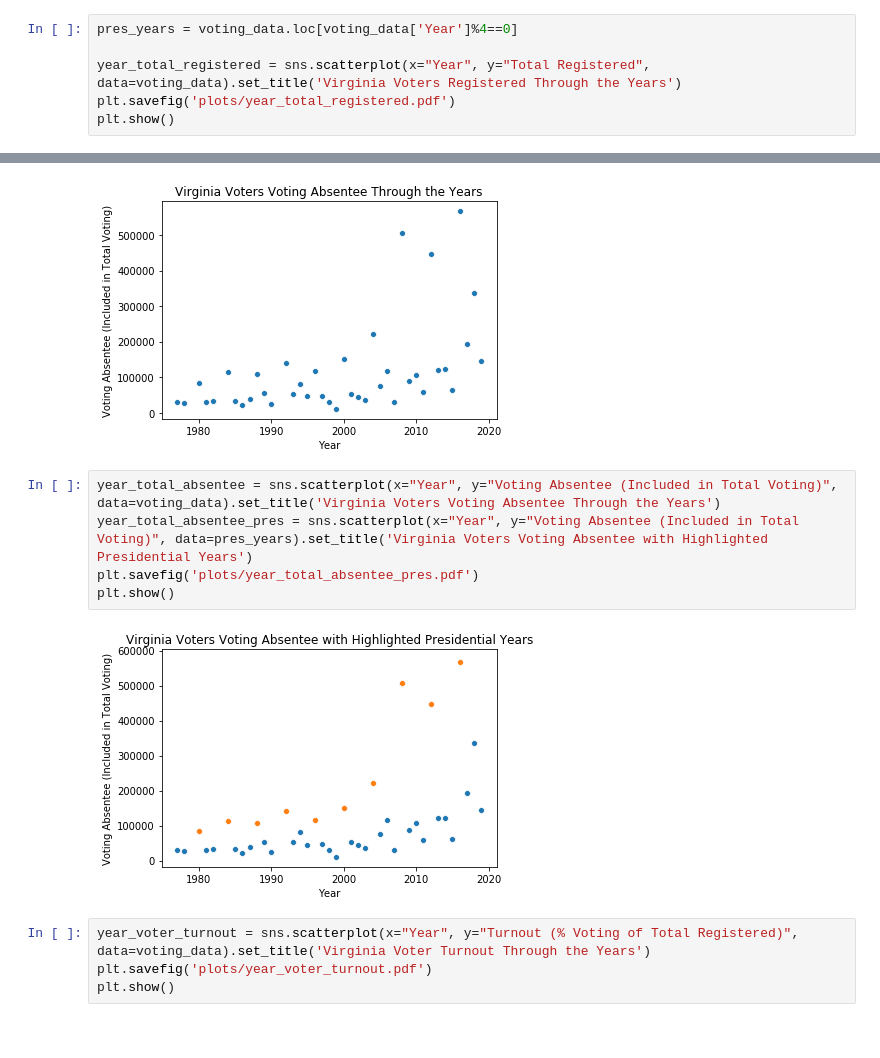
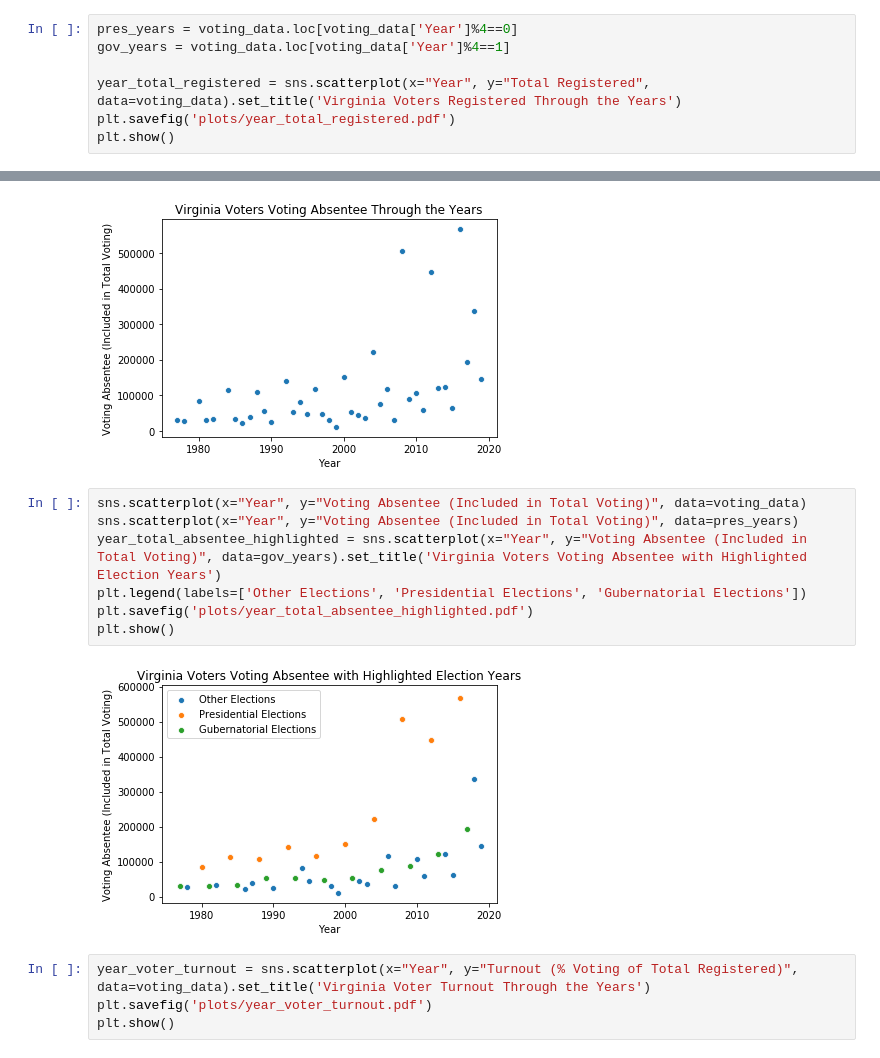
Before and after one commit to hannahfrederickcpsc/CS-5010-PROJECT-PYTHON, a Jupyter notebook: data_graphing.ipynb, the cells around one changed output, grey strips where cells are left out. Saved outputs shown, nothing was run; the diff lists cells and outputs as text.

Commit message:
edited data_graphing notebook and added more detailed plots

```diff
--- a/data_graphing.ipynb
+++ b/data_graphing.ipynb
@@ -25,6 +25,7 @@ voting_data
 | 43 | 1976 | 2123849.0 | NaN | 1716182.0 | 0.8080 | ... |
 # %%
 pres_years = voting_data.loc[voting_data['Year']%4==0]
+gov_years = voting_data.loc[voting_data['Year']%4==1]
 
 year_total_registered = sns.scatterplot(x="Year", y="Total Registered", data=voting_data).set_title('Virginia Voters Registered Through the Years')
 plt.savefig('plots/year_total_registered.pdf')
@@ -58,12 +63,14 @@ plt.show()
 # %% [output]
 [figure]
 # %%
-year_total_absentee = sns.scatterplot(x="Year", y="Voting Absentee (Included in Total Voting)", data=voting_data).set_title('Virginia Voters Voting Absentee Through the Years')
-year_total_absentee_pres = sns.scatterplot(x="Year", y="Voting Absentee (Included in Total Voting)", data=pres_years).set_title('Virginia Voters Voting Absentee with Highlighted Presidential Years')
-plt.savefig('plots/year_total_absentee_pres.pdf')
+sns.scatterplot(x="Year", y="Voting Absentee (Included in Total Voting)", data=voting_data)
+sns.scatterplot(x="Year", y="Voting Absentee (Included in Total Voting)", data=pres_years)
+year_total_absentee_highlighted = sns.scatterplot(x="Year", y="Voting Absentee (Included in Total Voting)", data=gov_years).set_title('Virginia Voters Voting Absentee with Highlighted Election Years')
+plt.legend(labels=['Other Elections', 'Presidential Elections', 'Gubernatorial Elections'])
+plt.savefig('plots/year_total_absentee_highlighted.pdf')
 plt.show()
 # %% [output]
-[figure, old version]
+[figure, new version]
 # %%
 year_voter_turnout = sns.scatterplot(x="Year", y="Turnout (% Voting of Total Registered)", data=voting_data).set_title('Virginia Voter Turnout Through the Years')
 plt.savefig('plots/year_voter_turnout.pdf')
```
Also changed, not shown: parts of 7 cells of this notebook, 15 other files.
